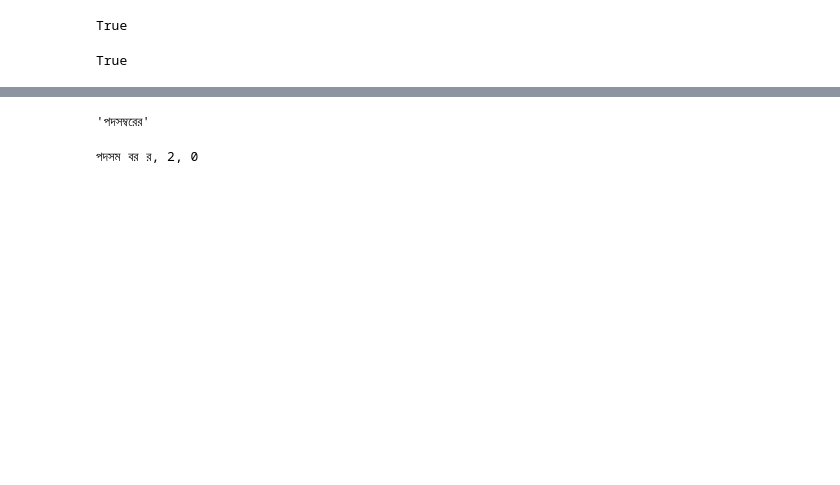
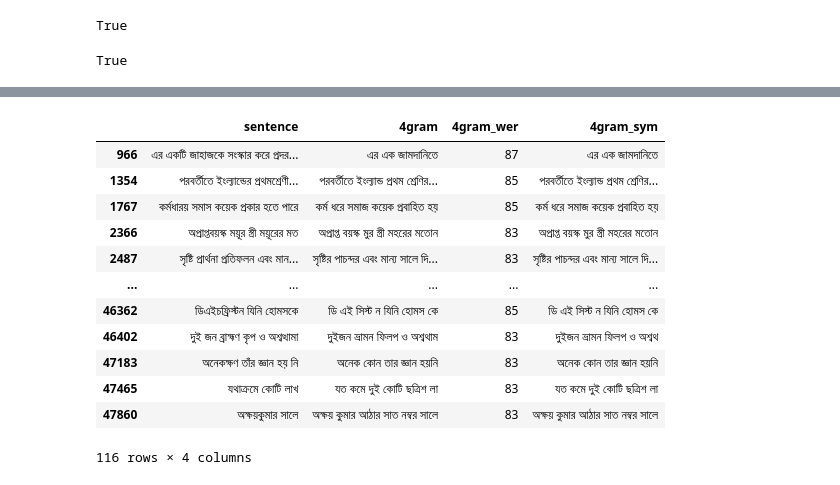
Before and after one commit to mushrafi88/asr_bangla, a Jupyter notebook: notebooks/symspell.ipynb, the cells around one changed output, grey strips where cells are left out. Cells and saved outputs as stored; diff of their text form; code cells hidden in the pictures; blank space fills up the shorter version.

```diff
--- a/notebooks/symspell.ipynb
+++ b/notebooks/symspell.ipynb
@@ -105 +130,17 @@ df
+# %%
+df[(df['4gram_wer'] > 80) & (df['4gram_wer']<90)  ][['sentence','4gram','4gram_wer','4gram_sym']]
+# %% [output]
+|  | sentence | 4gram | 4gram_wer | 4gram_sym |
+| 966 | এর একটি জাহাজকে সংস্কার করে প্রদর... | এর এক জামদানিতে | 87 | এর এক জামদানিতে |
+| 1354 | পরবর্তীতে ইংল্যান্ডের প্রথমশ্রেণী... | পরবর্তীতে ইংল্যান্ড প্রথম শ্রেণির... | 85 | পরবর্তীতে ইংল্যান্ড প্রথম শ্রেণির... |
+| 1767 | কর্মধারয় সমাস কয়েক প্রকার হতে পারে | কর্ম ধরে সমাজ কয়েক প্রবাহিত হয় | 85 | কর্ম ধরে সমাজ কয়েক প্রবাহিত হয় |
+| 2366 | অপ্রাপ্তবয়স্ক ময়ূর স্ত্রী ময়ূরের মত | অপ্রাপ্ত বয়স্ক মুর স্ত্রী মহরের মতোন | 83 | অপ্রাপ্ত বয়স্ক মুর স্ত্রী মহরের মতোন |
+| 2487 | সৃষ্টি প্রার্থনা প্রতিফলন এবং মান... | সৃষ্টির পাচন্দর এবং মান্য সালে দি... | 83 | সৃষ্টির পাচন্দর এবং মান্য সালে দি... |
+| ... | ... | ... | ... | ... |
+| 46362 | ডিএইচফ্রিস্টন যিনি হোমসকে | ডি এই সিস্ট ন যিনি হোমস কে | 85 | ডি এই সিস্ট ন যিনি হোমস কে |
+| 46402 | দুই জন ব্রাহ্মণ কৃপ ও অশ্বত্থামা | দুইজন ভ্রামন ফিলপ ও অশ্বথাম | 83 | দুইজন ভ্রামন ফিলপ ও অশ্বথ |
+| 47183 | অনেকক্ষণ তাঁর জ্ঞান হয় নি | অনেক কোন তার জ্ঞান হয়নি | 83 | অনেক কোন তার জ্ঞান হয়নি |
+| 47465 | যথাক্রমে কোটি লাখ | যত কমে দুই কোটি ছত্রিশ লা | 83 | যত কমে দুই কোটি ছত্রিশ লা |
+| 47860 | অক্ষয়কুমার সালে | অক্ষয় কুমার আঠার সাত নম্বর সালে | 83 | অক্ষয় কুমার আঠার সাত নম্বর সালে |
+116 rows × 4 columns
 # %%
@@ -109,23 +147,0 @@ input_term = df.sentence[7743].split()[5]
-# %%
-input_term
-# %% [output]
-'পদসম্বরের'
-# %%
-import pkg_resources
-from symspellpy import SymSpell
-
-sym_spell = SymSpell(max_dictionary_edit_distance=2, prefix_length=7)
-dictionary_path = 'symspell.txt'
-
-bigram_path = 'symspell_bigram.txt'
-
-sym_spell.load_dictionary(dictionary_path, term_index=0, count_index=1)
-sym_spell.load_bigram_dictionary(bigram_path, term_index=0, count_index=2)
-
-
-suggestions = sym_spell.lookup_compound(input_term, max_edit_distance=2)
-
-for suggestion in suggestions:
-    print(suggestion)
-# %% [output]
-পদসম বর র, 2, 0
```
Also changed, not shown: parts of 13 cells of this notebook.
